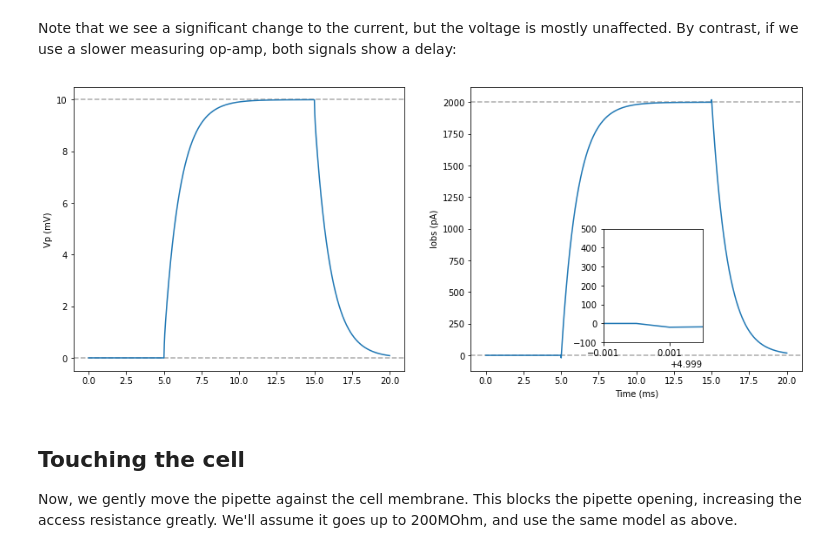
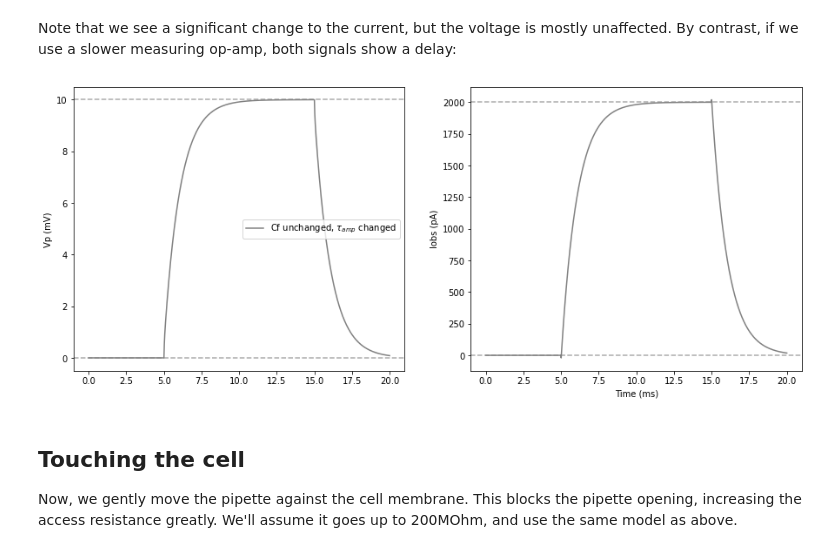
Before and after one commit to CardiacModelling/fitting-notebooks, a Jupyter notebook: artefacts/artefacts-3-simulations.ipynb, the cells around one changed output. Cells and saved outputs as stored; diff of their text form; code cells hidden in the pictures.

```diff
--- a/artefacts/artefacts-3-simulations.ipynb
+++ b/artefacts/artefacts-3-simulations.ipynb
@@ -31,7 +34,7 @@ Rf = 0.5 [GOhm] in [GOhm]
 Cf = 0.15 [pF] in [pF]
 tau_amp = 20e-6 [ms] in [ms]
 I = 0 [pA] in [pA]
-E_off = 0 [mV] in [mV]
+E_off = 12 [mV] in [mV]
 Vc = engine.pace * 1 [mV]
     in [mV]
 dot(Vp) = ((Vo - Vp) / Rf - (Vp + E_off) / Rs + Cf * dot(Vo)) / (Cf + Cp)
@@ -68,3 +71,9 @@ def create_plot(label1='Vp (mV)', label2='Iobs (pA)', av1=[], av2=[]):
         ax2.axhline(y, **kw)
 
     return fig, ax1, ax2
+
+blue_hls = colorsys.rgb_to_hls(*matplotlib.colors.ColorConverter.to_rgb('tab:blue'))
+def blue(f):
+    h, l, s = blue_hls
+    return colorsys.hls_to_rgb(
+        blue_hls[0], 1 - f * (1 - blue_hls[1]), blue_hls[2])
@@ -70,0 +89,11 @@ def create_plot(label1='Vp (mV)', label2='Iobs (pA)', av1=[], av2=[]):
+# %%
+fig, ax1, ax2 = create_plot(av1=[0, 10], av2=[0, 2000])
+for E in np.linspace(12, 0, 8):
+    s.reset()
+    s.set_constant('amp.E_off', E)
+    s.pre(4)
+    d = s.run(20, log_interval=1e-3)
+    ax2.plot(d.time(), d['amp.I_obs'], color=blue(1 - 0.9 * (E / 12)))
+ax1.plot(d.time(), d['amp.Vp'])
+ax2.text(12, 500, 'Zeroing!', rotation=-20)
+plt.show()
@@ -112,20 +142,17 @@ By contrast, if we use a slower measuring op-amp, both signals show a delay:
 # %%
 s.reset()
 
 s.set_constant('amp.tau_amp', 1e-2)
 d = s.run(20, log_interval=1e-3)
 s.set_constant('amp.tau_amp', 20e-6)
 
 fig, ax1, ax2 = create_plot(av1=(0, 10), av2=(0, 2000))
-ax1.plot(d.time(), d['amp.Vp'])
-ax2.plot(d.time(), d['amp.I_obs'])
-ins = ax2.inset_axes((0.4, 0.1, 0.3, 0.4))
-ins.plot(d.time(), d['amp.I_obs'])
-ins.set_xlim(4.998, 5.001)
-ins.set_ylim(-100, 500)
+ax1.plot(d.time(), d['amp.Vp'], color='gray', label='Cf unchanged, $\\tau_{amp}$ changed')
+ax2.plot(d.time(), d['amp.I_obs'], color='gray')
+ax1.legend()
 plt.show()
 # %% [output]
-[figure, old version]
+[figure, new version]
 # %% [markdown]
 ## Touching the cell
 
```
Also changed, not shown: parts of 32 cells of this notebook.
